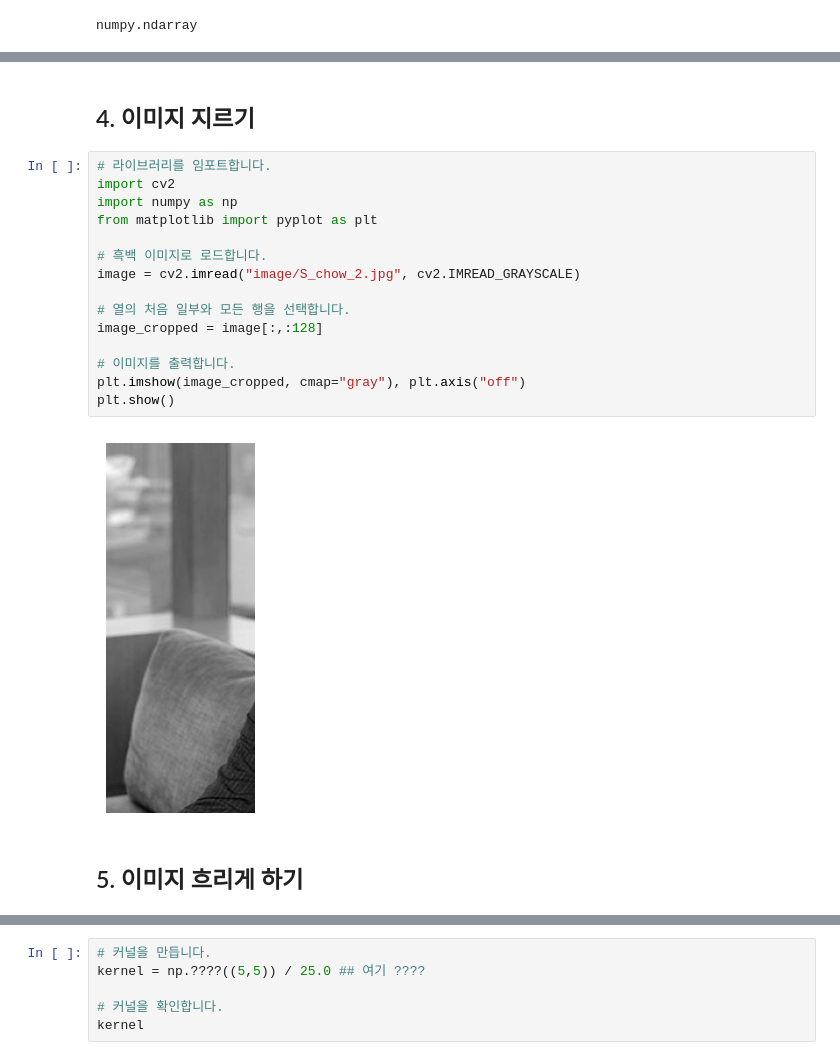
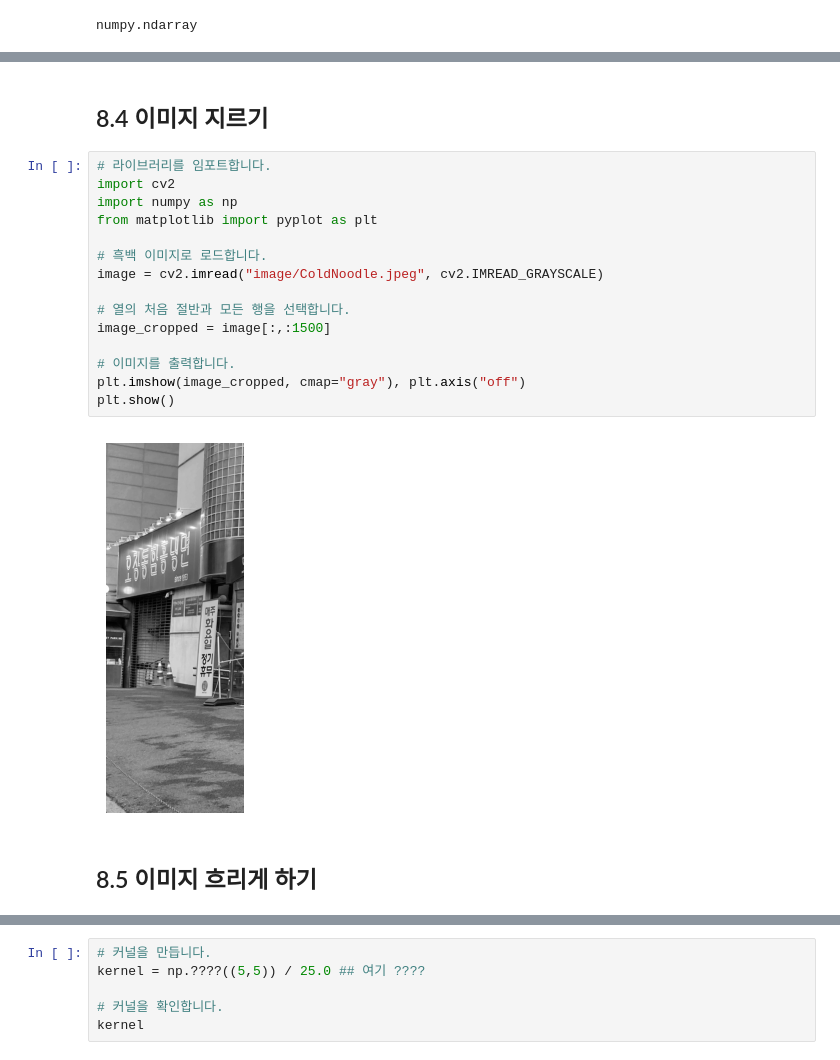
Before and after one commit to gundaminpde/2023_F_ML_lecture, a Jupyter notebook: OpenCV_homework.ipynb, the cells around one changed output, grey strips where cells are left out. Saved outputs shown, nothing was run; the diff lists cells and outputs as text.

```diff
--- a/OpenCV_homework.ipynb
+++ b/OpenCV_homework.ipynb
@@ -120,24 +120,24 @@ plt.show()
 # %% [markdown]
-## 4. 이미지 지르기
+## 8.4 이미지 지르기
 # %%
 # 라이브러리를 임포트합니다.
 import cv2
 import numpy as np
 from matplotlib import pyplot as plt
 
 # 흑백 이미지로 로드합니다.
-image = cv2.imread("image/S_chow_2.jpg", cv2.IMREAD_GRAYSCALE)
+image = cv2.imread("image/ColdNoodle.jpeg", cv2.IMREAD_GRAYSCALE)
 
-# 열의 처음 일부와 모든 행을 선택합니다.
-image_cropped = image[:,:128]
+# 열의 처음 절반과 모든 행을 선택합니다.
+image_cropped = image[:,:1500]
 
 # 이미지를 출력합니다.
 plt.imshow(image_cropped, cmap="gray"), plt.axis("off")
 plt.show()
 # %% [output]
-[figure, old version]
+[figure, new version]
 # %% [markdown]
-## 5. 이미지 흐리게 하기
+## 8.5 이미지 흐리게 하기
 # %%
 # 라이브러리를 임포트합니다.
 import cv2
```
Also changed, not shown: parts of 51 cells of this notebook.
